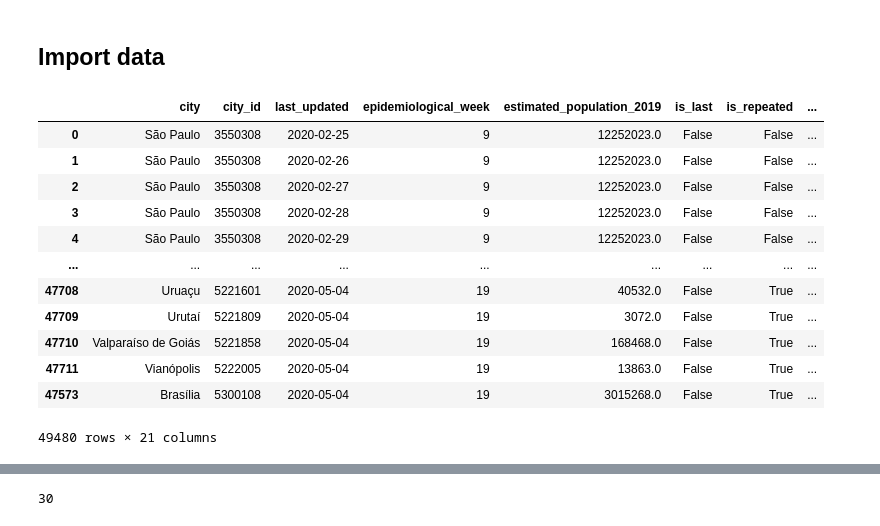
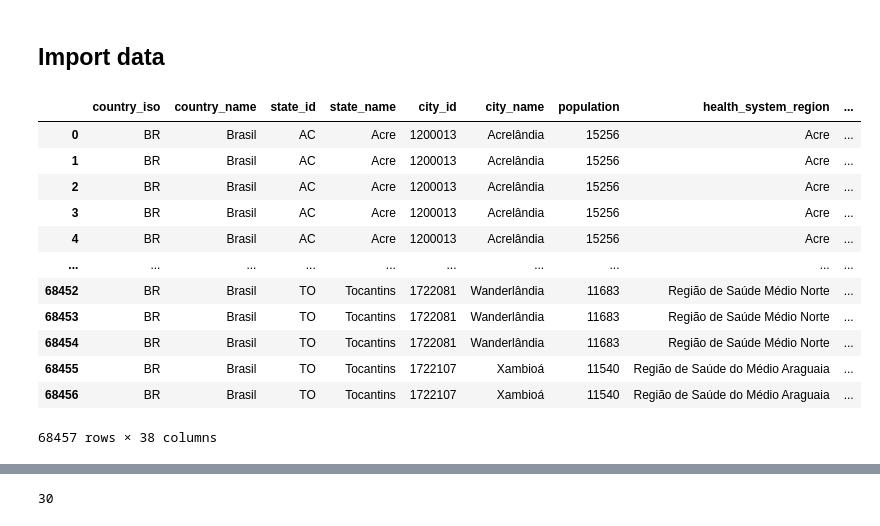
Before and after one commit to ImpulsoGov/farolcovid, a Jupyter notebook: analysis/viz_deaths_heatmap.ipynb, the cells around one changed output, grey strips where cells are left out. Saved outputs shown, nothing was run; the diff lists cells and outputs as text; code cells hidden in the pictures.

Commit message:
update data to plot

```diff
--- a/analysis/viz_deaths_heatmap.ipynb
+++ b/analysis/viz_deaths_heatmap.ipynb
@@ -57,19 +57,24 @@ cf.themes.THEMES['custom'] = yaml.load(open(THEMES_PATH / 'cufflinks_template.ya
 # %% [markdown]
 ## Import data
 # %%
-df = pd.read_csv('data/raw/br_cases_city_daily_notification_rate.csv', index_col=0)
-df
+# df = pd.read_csv('data/raw/br_cases_city_daily_notification_rate.csv', index_col=0)
-# %% [output]
-|  | city | city_id | last_updated | epidemiological_week | estimated_population_2019 | is_last | is_repeated | ... |
-| 0 | São Paulo | 3550308 | 2020-02-25 | 9 | 12252023.0 | False | False | ... |
-| 1 | São Paulo | 3550308 | 2020-02-26 | 9 | 12252023.0 | False | False | ... |
-| 2 | São Paulo | 3550308 | 2020-02-27 | 9 | 12252023.0 | False | False | ... |
-| 3 | São Paulo | 3550308 | 2020-02-28 | 9 | 12252023.0 | False | False | ... |
-| 4 | São Paulo | 3550308 | 2020-02-29 | 9 | 12252023.0 | False | False | ... |
-| ... | ... | ... | ... | ... | ... | ... | ... | ... |
-| 47708 | Uruaçu | 5221601 | 2020-05-04 | 19 | 40532.0 | False | True | ... |
-| 47709 | Urutaí | 5221809 | 2020-05-04 | 19 | 3072.0 | False | True | ... |
-| 47710 | Valparaíso de Goiás | 5221858 | 2020-05-04 | 19 | 168468.0 | False | True | ... |
-| 47711 | Vianópolis | 5222005 | 2020-05-04 | 19 | 13863.0 | False | True | ... |
-| 47573 | Brasília | 5300108 | 2020-05-04 | 19 | 3015268.0 | False | True | ... |
-49480 rows × 21 columns
+# %%
+# 1. Abra o simulacovid-datasource
+# 2. Rode make loader-build-run para gerar a API
+
+df = pd.read_csv('http://localhost:7000/v1/raw/csv')
+df
+# %% [output]
+|  | country_iso | country_name | state_id | state_name | city_id | city_name | population | health_system_region | ... |
+| 0 | BR | Brasil | AC | Acre | 1200013 | Acrelândia | 15256 | Acre | ... |
+| 1 | BR | Brasil | AC | Acre | 1200013 | Acrelândia | 15256 | Acre | ... |
+| 2 | BR | Brasil | AC | Acre | 1200013 | Acrelândia | 15256 | Acre | ... |
+| 3 | BR | Brasil | AC | Acre | 1200013 | Acrelândia | 15256 | Acre | ... |
+| 4 | BR | Brasil | AC | Acre | 1200013 | Acrelândia | 15256 | Acre | ... |
+| ... | ... | ... | ... | ... | ... | ... | ... | ... | ... |
+| 68452 | BR | Brasil | TO | Tocantins | 1722081 | Wanderlândia | 11683 | Região de Saúde Médio Norte | ... |
+| 68453 | BR | Brasil | TO | Tocantins | 1722081 | Wanderlândia | 11683 | Região de Saúde Médio Norte | ... |
+| 68454 | BR | Brasil | TO | Tocantins | 1722081 | Wanderlândia | 11683 | Região de Saúde Médio Norte | ... |
+| 68455 | BR | Brasil | TO | Tocantins | 1722107 | Xambioá | 11540 | Região de Saúde do Médio Araguaia | ... |
+| 68456 | BR | Brasil | TO | Tocantins | 1722107 | Xambioá | 11540 | Região de Saúde do Médio Araguaia | ... |
+68457 rows × 38 columns
```
Also changed, not shown: parts of 9 cells of this notebook.
